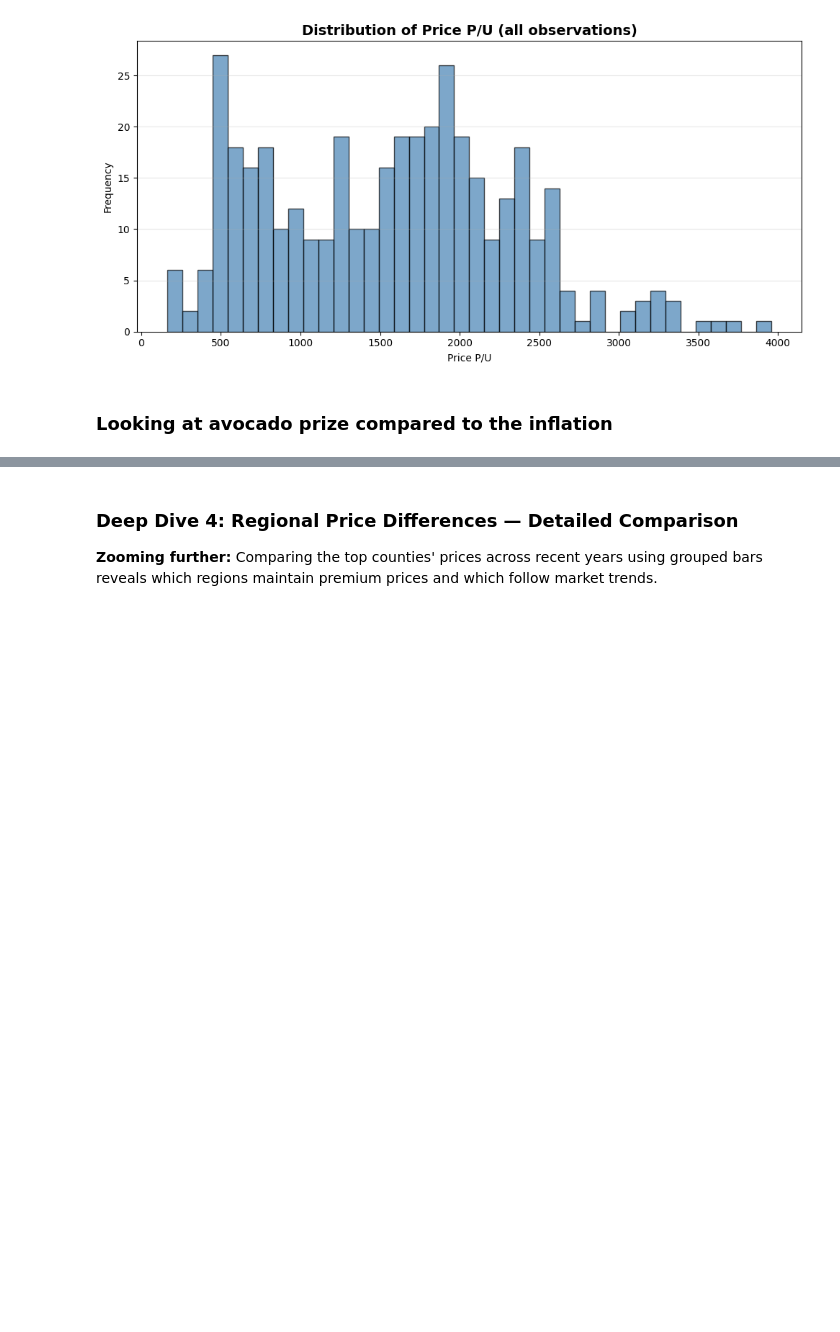
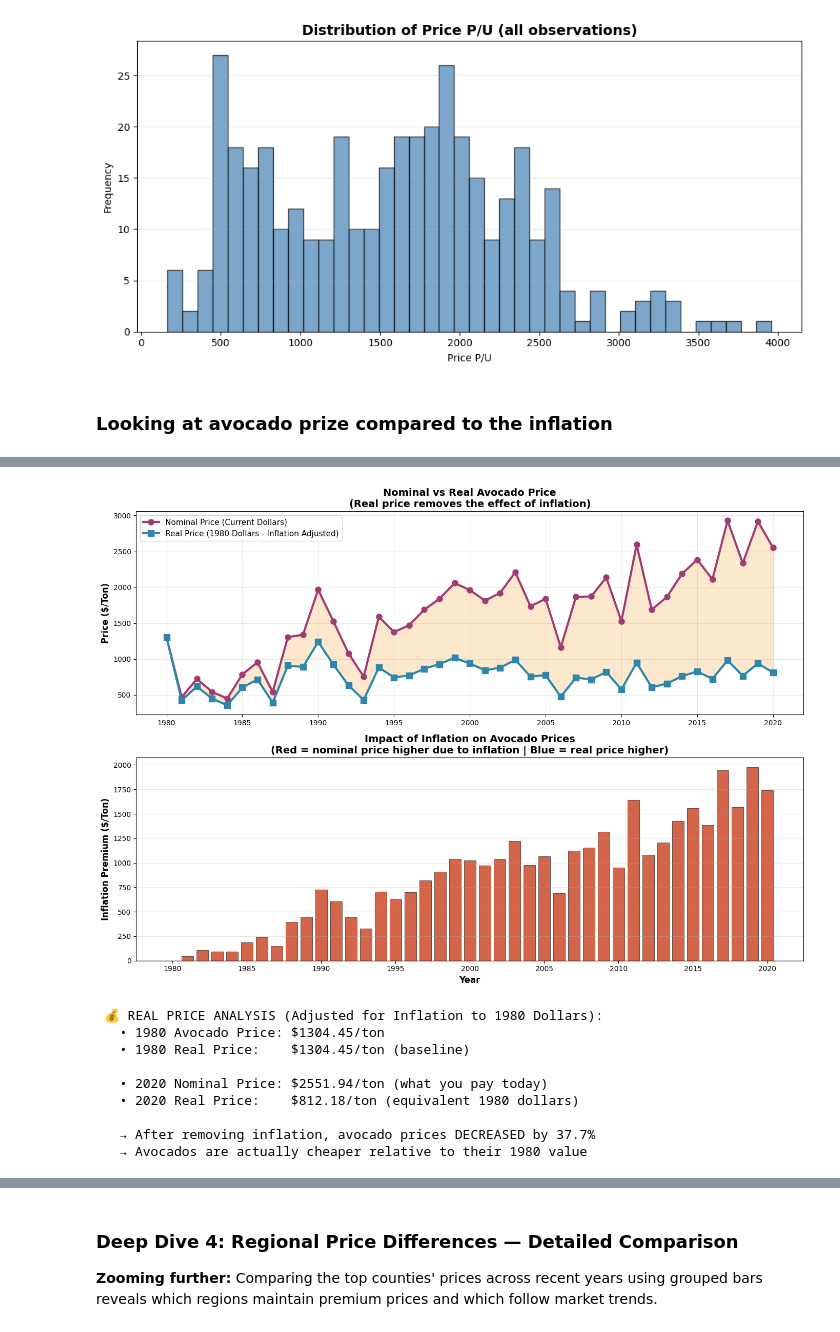
Before and after one commit to katrimik/avocado_vis, a Jupyter notebook: vis.ipynb, the cells around one changed output, grey strips where cells are left out. Cells and saved outputs as stored; diff of their text form; code cells hidden in the pictures; blank space fills up the shorter version.

```diff
--- a/vis.ipynb
+++ b/vis.ipynb
@@ -1244,0 +1369,67 @@ plt.show()
+# %%
+# VISUALIZATION 2: Real Price Analysis (Inflation-Adjusted)
+# "Real price" = What avocado prices would be in 1980 dollars (adjusted for inflation)
+
+fig, (ax1, ax2) = plt.subplots(2, 1, figsize=(14, 10))
+
+# Top plot: Nominal vs Real Price
+ax1.plot(comparison['Year'], comparison['Price P/U'], marker='o', linewidth=3, markersize=8,
+         color='#A23B72', label='Nominal Price (Current Dollars)', zorder=3)
+ax1.plot(comparison['Year'], comparison['Real_Avocado_Price'], marker='s', linewidth=3, markersize=8,
+         color='#2E86AB', label='Real Price (1980 Dollars - Inflation Adjusted)', zorder=3)
+ax1.fill_between(comparison['Year'], comparison['Price P/U'], comparison['Real_Avocado_Price'],
+                  alpha=0.2, color='#F18F01')
+ax1.set_ylabel('Price ($/Ton)', fontsize=12, fontweight='bold')
+ax1.set_title('Nominal vs Real Avocado Price\n(Real price removes the effect of inflation)',
+             fontsize=14, fontweight='bold')
+ax1.legend(loc='best', fontsize=11)
+ax1.grid(True, alpha=0.3)
+
+# Bottom plot: The difference (inflation premium)
+inflation_premium = comparison['Price P/U'] - comparison['Real_Avocado_Price']
+colors_premium = ['#C73E1D' if x > 0 else '#2E86AB' for x in inflation_premium]
+
+ax2.bar(comparison['Year'], inflation_premium, color=colors_premium, alpha=0.8, edgecolor='black', linewidth=0.5)
+ax2.axhline(y=0, color='black', linestyle='-', linewidth=1)
+ax2.set_xlabel('Year', fontsize=12, fontweight='bold')
+ax2.set_ylabel('Inflation Premium ($/Ton)', fontsize=12, fontweight='bold')
+ax2.set_title('Impact of Inflation on Avocado Prices\n(Red = nominal price higher due to inflation | Blue = real price higher)',
+             fontsize=14, fontweight='bold')
+ax2.grid(True, alpha=0.3, axis='y')
+
+plt.tight_layout()
+plt.show()
+
+# Analysis
+print(f"\n 💰 REAL PRICE ANALYSIS (Adjusted for Inflation to 1980 Dollars):")
+print(f"   • 1980 Avocado Price: ${comparison[comparison['Year'] == 1980]['Price P/U'].values[0]:.2f}/ton")
+print(f"   • 1980 Real Price:    ${comparison[comparison['Year'] == 1980]['Real_Avocado_Price'].values[0]:.2f}/ton (baseline)")
+print()
+
+recent_nominal = comparison[comparison['Year'] == 2020]['Price P/U'].values[0]
+recent_real = comparison[comparison['Year'] == 2020]['Real_Avocado_Price'].values[0]
+print(f"   • 2020 Nominal Price: ${recent_nominal:.2f}/ton (what you pay today)")
+print(f"   • 2020 Real Price:    ${recent_real:.2f}/ton (equivalent 1980 dollars)")
+print()
+
+if recent_real > comparison[comparison['Year'] == 1980]['Real_Avocado_Price'].values[0]:
+    increase_pct = ((recent_real - comparison[comparison['Year'] == 1980]['Real_Avocado_Price'].values[0]) /
+                   comparison[comparison['Year'] == 1980]['Real_Avocado_Price'].values[0] * 100)
+    print(f"   → Even after removing inflation, avocado prices INCREASED by {increase_pct:.1f}%")
+    print(f"   → This means avocados are genuinely more expensive, not just due to general inflation")
+else:
+    decrease_pct = ((comparison[comparison['Year'] == 1980]['Real_Avocado_Price'].values[0] - recent_real) /
+                   comparison[comparison['Year'] == 1980]['Real_Avocado_Price'].values[0] * 100)
+    print(f"   → After removing inflation, avocado prices DECREASED by {decrease_pct:.1f}%")
+    print(f"   → Avocados are actually cheaper relative to their 1980 value")
+# %% [output]
+[figure, added]
+ 💰 REAL PRICE ANALYSIS (Adjusted for Inflation to 1980 Dollars):
+   • 1980 Avocado Price: $1304.45/ton
+   • 1980 Real Price:    $1304.45/ton (baseline)
+
+   • 2020 Nominal Price: $2551.94/ton (what you pay today)
+   • 2020 Real Price:    $812.18/ton (equivalent 1980 dollars)
+
+   → After removing inflation, avocado prices DECREASED by 37.7%
+   → Avocados are actually cheaper relative to their 1980 value
```
Also changed, not shown: parts of 21 cells of this notebook, 2 other files.
